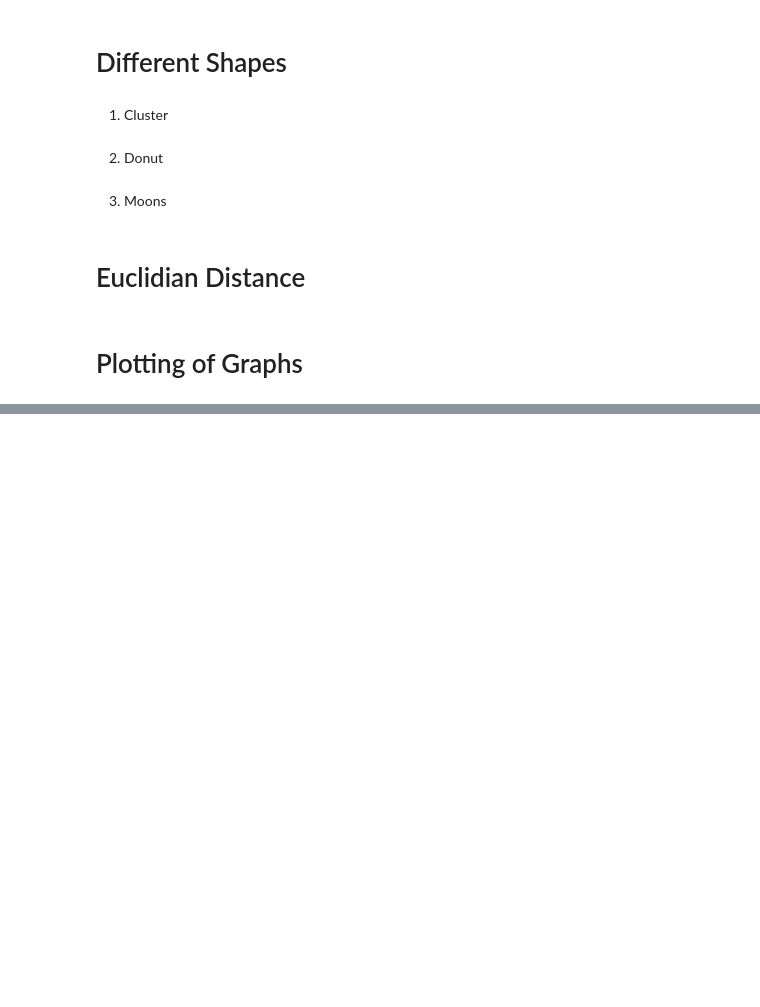
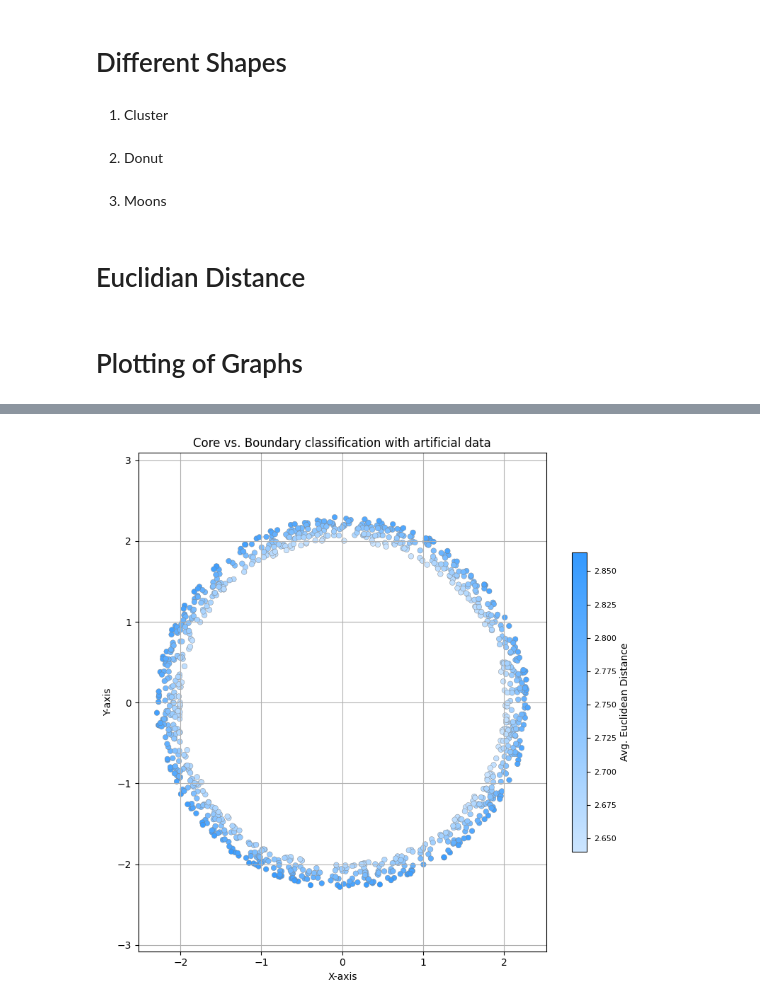
Before and after one commit to ismael909/Data-Balancing, a Jupyter notebook: Artificial_Data/Metric2_Euclidian.ipynb, the cells around one changed output, grey strips where cells are left out. Saved outputs shown, nothing was run; the diff lists cells and outputs as text; code cells hidden in the pictures; blank space fills up the shorter version.

Commit message:
Artificial data for report

```diff
--- a/Artificial_Data/Metric2_Euclidian.ipynb
+++ b/Artificial_Data/Metric2_Euclidian.ipynb
@@ -124,0 +126,65 @@ fig.colorbar(scatter, ax=axs[3], label='Distance')
+# %%
+import numpy as np
+import matplotlib.pyplot as plt
+from matplotlib.colors import LinearSegmentedColormap
+
+# Generate donut shape
+n_samples = 1000
+inner_radius = 2.0
+outer_radius = 2.3
+
+angles = np.random.uniform(0, 2 * np.pi, n_samples)
+radii = np.random.uniform(inner_radius, outer_radius, n_samples)
+
+x = radii * np.cos(angles)
+y = radii * np.sin(angles)
+X2 = np.column_stack((x, y))
+
+# Euclidean distance calculation
+def Euclidean(x, p):
+    n_samples = x.shape[0]
+    distances = np.zeros(n_samples)
+
+    for i in range(n_samples):
+        dist_list = []
+        for j in range(n_samples):
+            if i != j:
+                dist = np.linalg.norm(x[i] - x[j], ord=p)
+                dist_list.append(dist)
+
+        distances[i] = sum(dist_list) / (n_samples - 1)
+
+    return distances
+
+donut_distances = Euclidean(X2, 2)
+
+# Define a custom colormap from light blue to medium blue
+colors = ["#cce5ff", "#3399ff"]  # light blue to medium blue
+custom_blue = LinearSegmentedColormap.from_list("custom_blue", colors)
+
+# Plotting
+plt.figure(figsize=(8, 8))
+scatter = plt.scatter(
+    X2[:, 0], X2[:, 1],
+    c=donut_distances,
+    cmap=custom_blue,
+    s=30,
+    edgecolor='gray',
+    linewidth=0.3
+)
+
+plt.title("Core vs. Boundary classification with artificial data")
+plt.xlabel("X-axis")
+plt.ylabel("Y-axis")
+plt.axis('equal')
+plt.grid(True)
+
+# Custom colorbar
+cbar = plt.colorbar(scatter, shrink=0.6)
+cbar.set_label('Avg. Euclidean Distance', fontsize=10)
+cbar.ax.tick_params(labelsize=8)
+
+plt.tight_layout()
+plt.show()
+# %% [output]
+[figure, added]
```
Also changed, not shown: parts of 2 cells of this notebook, 1 other file.
